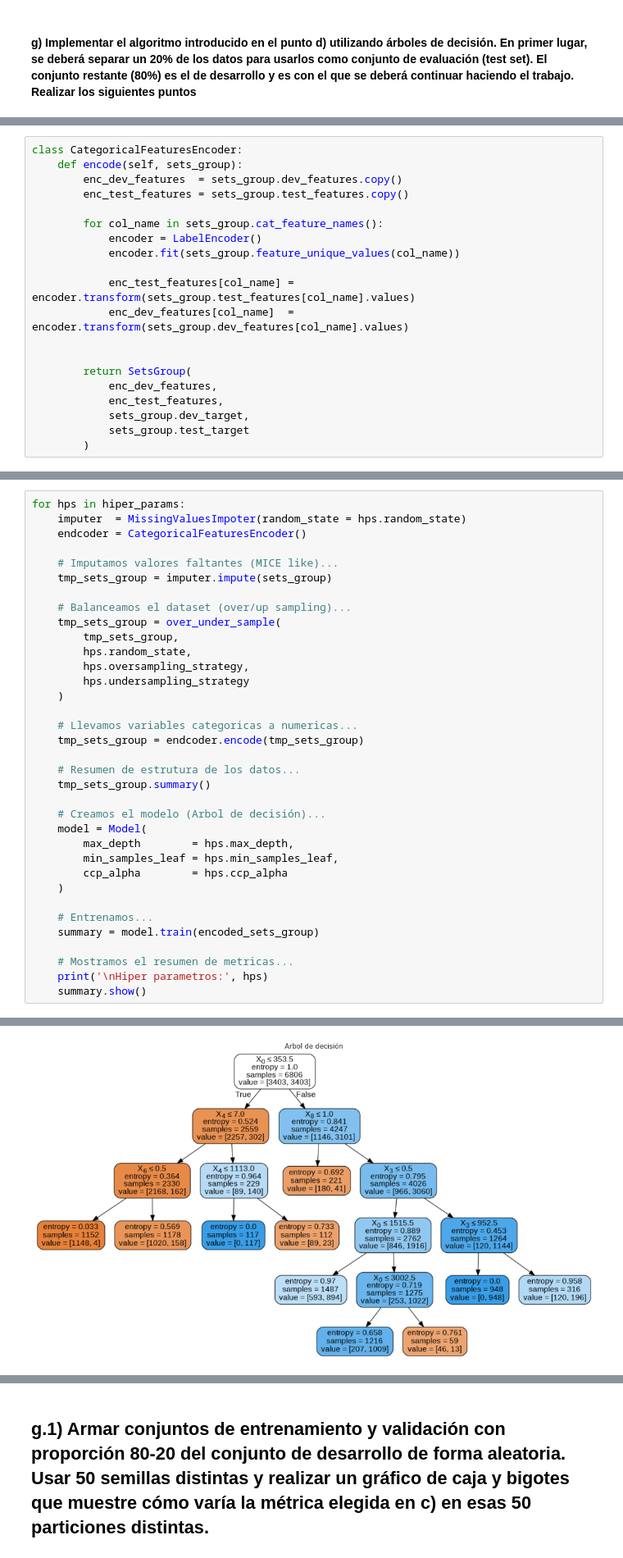
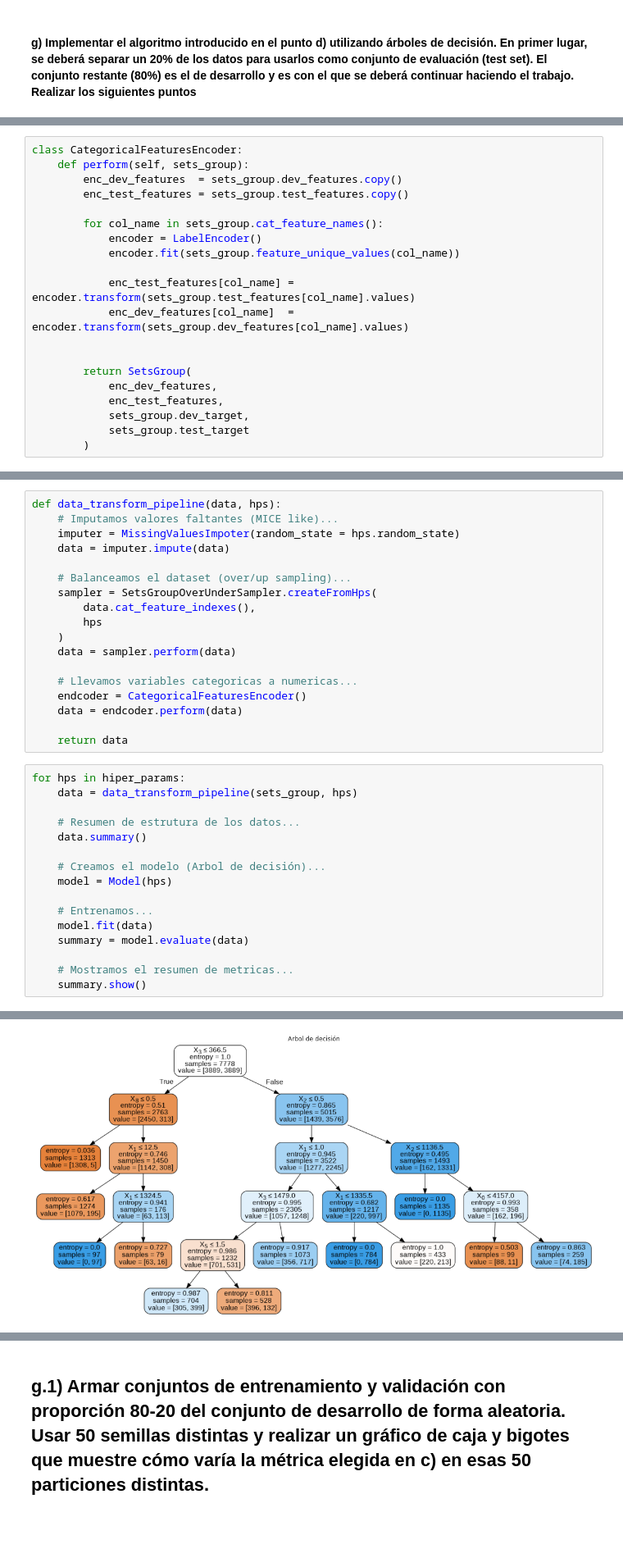
Before and after one commit to magistery-tps/aa-tp1, a Jupyter notebook: notebooks/tp1.ipynb, the cells around one changed output, grey strips where cells are left out. Shown at 82% size. Saved outputs shown, nothing was run; the diff lists cells and outputs as text; blank space fills up the shorter version.

```diff
--- a/notebooks/tp1.ipynb
+++ b/notebooks/tp1.ipynb
@@ -684,6 +704,6 @@ array(['Female', 'Male', 'Other'], dtype=object)
 # %%
 class CategoricalFeaturesEncoder:
-    def encode(self, sets_group):
+    def perform(self, sets_group):
         enc_dev_features  = sets_group.dev_features.copy()
         enc_test_features = sets_group.test_features.copy()
 
@@ -905,37 +889,36 @@ hiper_params = [
+# %%
+def data_transform_pipeline(data, hps):
+    # Imputamos valores faltantes (MICE like)...
+    imputer = MissingValuesImpoter(random_state = hps.random_state)
+    data = imputer.impute(data)
+
+    # Balanceamos el dataset (over/up sampling)...
+    sampler = SetsGroupOverUnderSampler.createFromHps(
+        data.cat_feature_indexes(),
+        hps
+    )
+    data = sampler.perform(data)
+
+    # Llevamos variables categoricas a numericas...
+    endcoder = CategoricalFeaturesEncoder()
+    data = endcoder.perform(data)
+
+    return data
 # %%
 for hps in hiper_params:
-    imputer  = MissingValuesImpoter(random_state = hps.random_state)
-    endcoder = CategoricalFeaturesEncoder()
-
-    # Imputamos valores faltantes (MICE like)...
-    tmp_sets_group = imputer.impute(sets_group)
-
-    # Balanceamos el dataset (over/up sampling)...
-    tmp_sets_group = over_under_sample(
-        tmp_sets_group,
-        hps.random_state,
-        hps.oversampling_strategy,
-        hps.undersampling_strategy
-    )
-
-    # Llevamos variables categoricas a numericas...
-    tmp_sets_group = endcoder.encode(tmp_sets_group)
+    data = data_transform_pipeline(sets_group, hps)
 
     # Resumen de estrutura de los datos...
-    tmp_sets_group.summary()
+    data.summary()
 
     # Creamos el modelo (Arbol de decisión)...
-    model = Model(
-        max_depth        = hps.max_depth,
-        min_samples_leaf = hps.min_samples_leaf,
-        ccp_alpha        = hps.ccp_alpha
-    )
+    model = Model(hps)
 
     # Entrenamos...
-    summary = model.train(encoded_sets_group)
+    model.fit(data)
+    summary = model.evaluate(data)
 
     # Mostramos el resumen de metricas...
-    print('\nHiper parametros:', hps)
     summary.show()
 # %% [output]
 Development Set:
@@ -959,2 +942,2 @@ Accuracy:
-[figure, old version]
+[figure, new version]
 Development Set:
```
Also changed, not shown: parts of 32 cells of this notebook.
